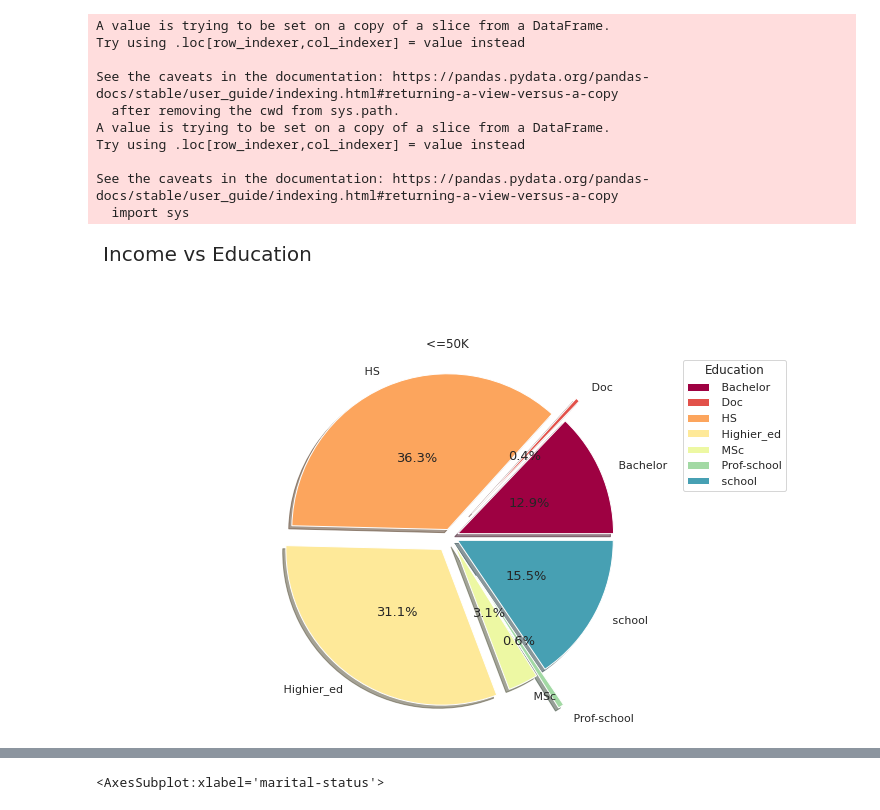
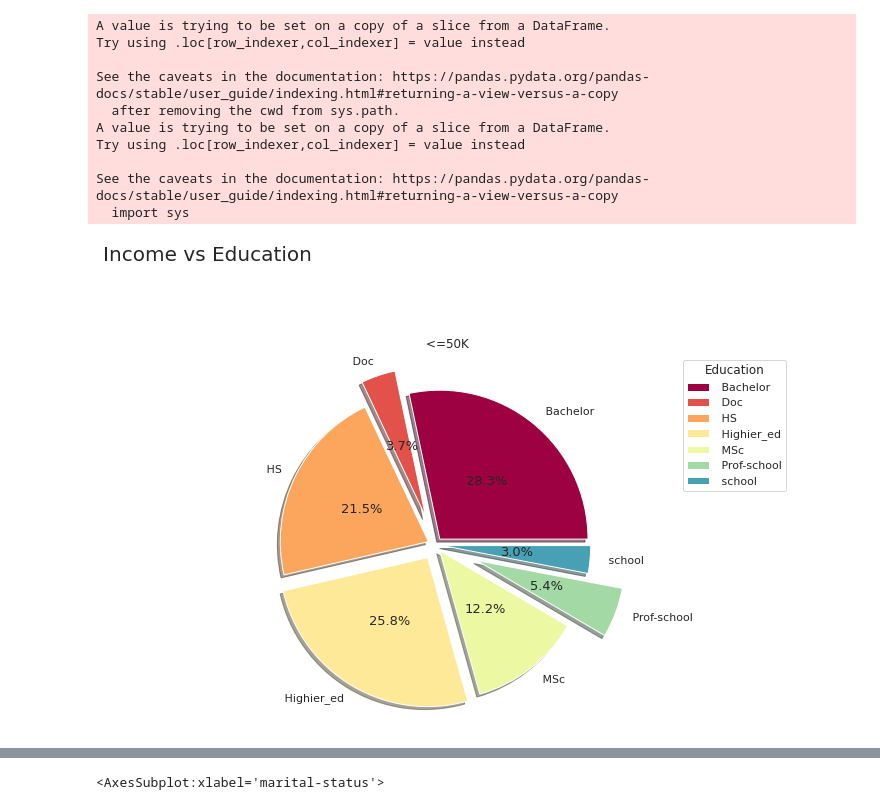
Before and after one commit to TasneemHamzah/Data_Visualization_Project, a Jupyter notebook: Data_Visualization_P.ipynb, the cells around one changed output, grey strips where cells are left out. Cells and saved outputs as stored; diff of their text form; code cells hidden in the pictures.

```diff
--- a/Data_Visualization_P.ipynb
+++ b/Data_Visualization_P.ipynb
@@ -241,33 +241,33 @@ import matplotlib as mpl
 from matplotlib.gridspec import GridSpec
 import matplotlib.pyplot as plt
 %matplotlib inline
 #credit https://matplotlib.org/devdocs/gallery/pie_and_polar_charts/pie_demo2.html#sphx-glr-gallery-pie-and-polar-charts-pie-demo2-py
 
 plt.rc('axes', labelsize=15)
 plt.rcParams.update({'font.size':13})
-poor_labels = poor_gr.education
+rich_labels = rich_gr.education
 
 
 
 # Make square figures and axes
 plt.figure(1, figsize=(15,15))
 the_grid = GridSpec(2, 2)
 
 
 cmap = plt.get_cmap('Spectral')
 colors = [cmap(i) for i in np.linspace(0, 1, 8)]
 
 explode=[.05,.2,.05,.1,.05,.3,.05]
 plt.subplot(the_grid[0, 1], aspect=5, title='<=50K ')
 
-poor_pie = plt.pie(poor_gr['income'], labels=poor_labels,explode=explode, autopct='%1.1f%%', pctdistance=0.5,shadow=True, colors=colors, labeldistance=1.1)
+poor_pie = plt.pie(rich_gr['income'], labels=rich_labels,explode=explode, autopct='%1.1f%%', pctdistance=0.5,shadow=True, colors=colors, labeldistance=1.1)
 
 
 plt.axis('equal')
 plt.legend( title='Education',loc='upper right', bbox_to_anchor=(1,0,0.4,1))
 plt.suptitle('Income vs Education', fontsize=20)
 
 
 plt.show()
 # %% [output]
-[figure, old version]
+[figure, new version]
```
Also changed, not shown: parts of 9 cells of this notebook.
